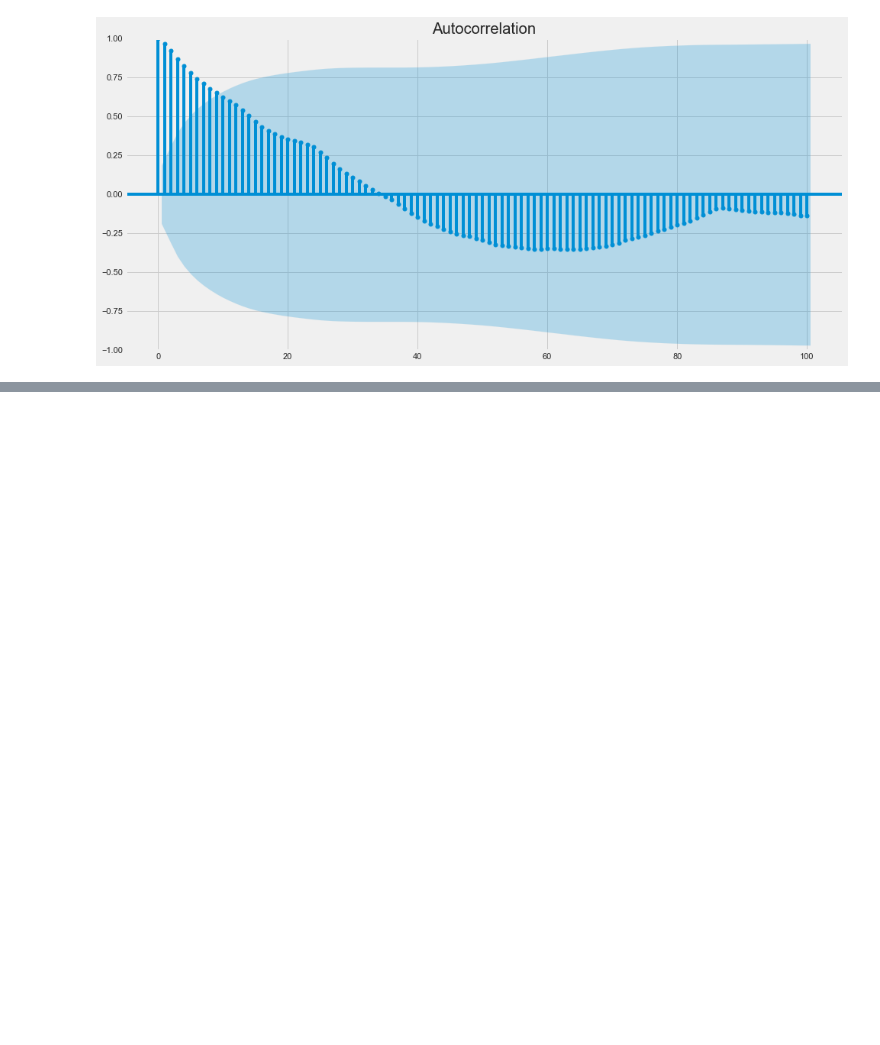
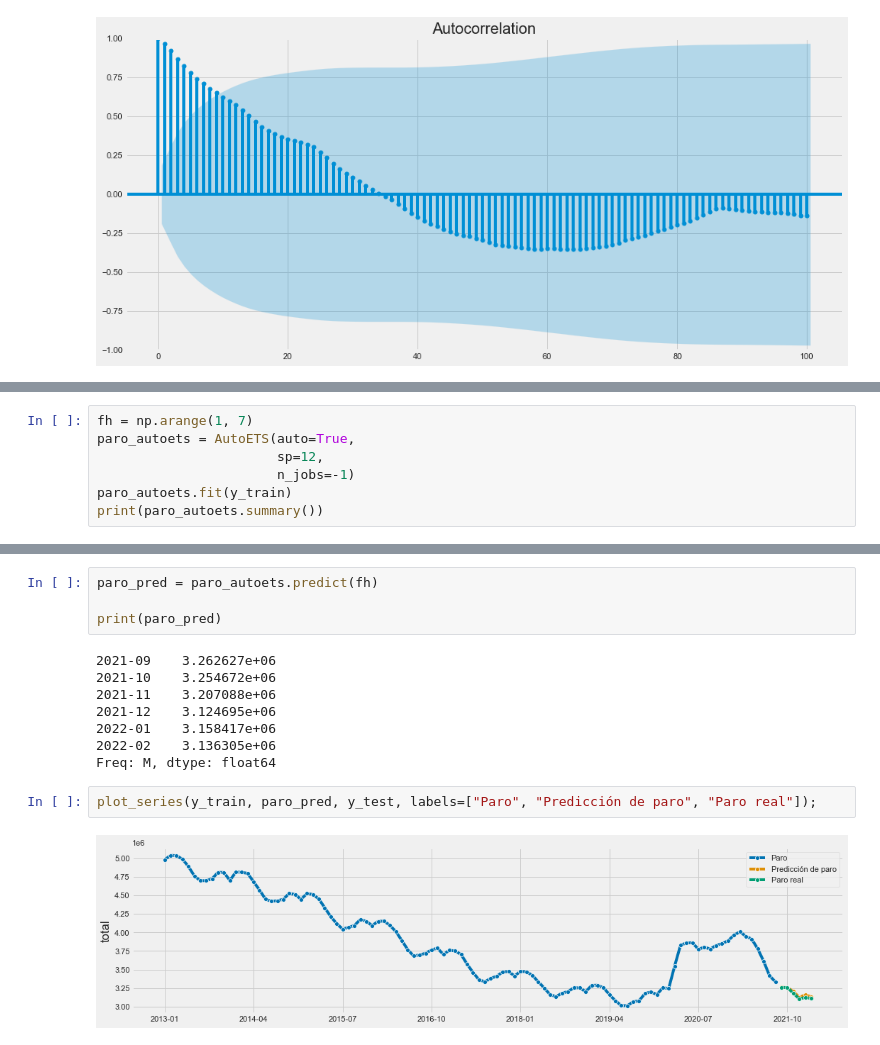
Before and after one commit to algoriv92/TFM, a Jupyter notebook: notebooks/df_paro.ipynb, the cells around one changed output, grey strips where cells are left out. Cells and saved outputs as stored; diff of their text form; blank space fills up the shorter version.

```diff
--- a/notebooks/df_paro.ipynb
+++ b/notebooks/df_paro.ipynb
@@ -179,0 +197,7 @@ plt.show()
+# %%
+fh = np.arange(1, 7)
+paro_autoets = AutoETS(auto=True,
+                       sp=12,
+                       n_jobs=-1)
+paro_autoets.fit(y_train)
+print(paro_autoets.summary())
@@ -179,0 +222,16 @@ plt.show()
+# %%
+paro_pred = paro_autoets.predict(fh)
+
+print(paro_pred)
+# %% [output]
+2021-09    3.262627e+06
+2021-10    3.254672e+06
+2021-11    3.207088e+06
+2021-12    3.124695e+06
+2022-01    3.158417e+06
+2022-02    3.136305e+06
+Freq: M, dtype: float64
+# %%
+plot_series(y_train, paro_pred, y_test, labels=["Paro", "Predicción de paro", "Paro real"]);
+# %% [output]
+[figure, added]
```
Also changed, not shown: parts of 77 cells of this notebook, 27 other files.
